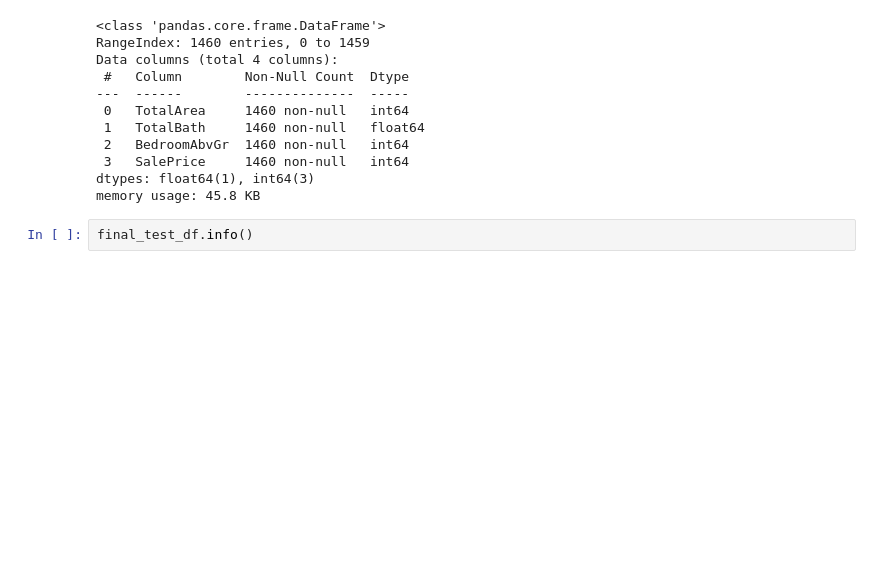
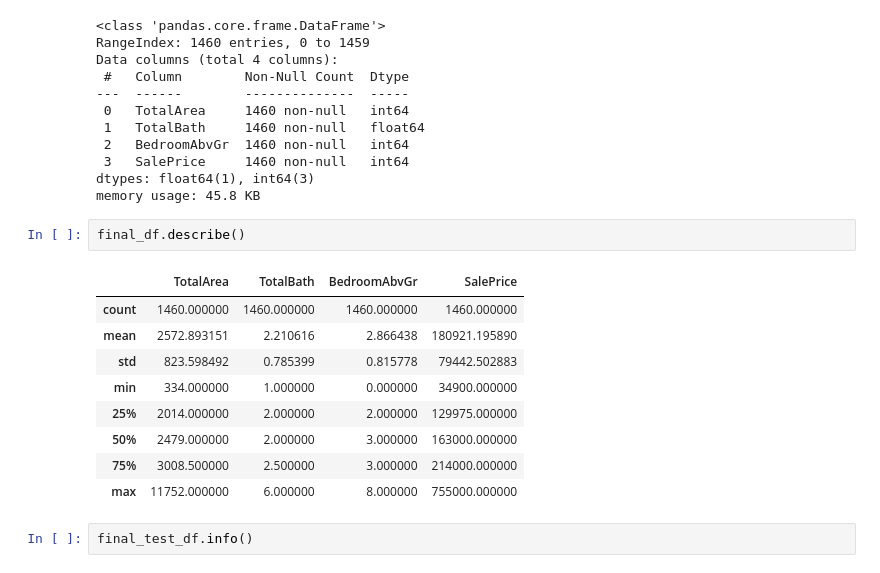
Before and after one commit to krishpansara/PRODIGY_ML_01, a Jupyter notebook: house-prices-linearregression.ipynb, the cells around one changed output. Drawn from its saved outputs; the diff is of its cells as text; blank space fills up the shorter version.

```diff
--- a/house-prices-linearregression.ipynb
+++ b/house-prices-linearregression.ipynb
@@ -119,6 +122,18 @@ Data columns (total 4 columns):
  3   SalePrice     1460 non-null   int64
 dtypes: float64(1), int64(3)
 memory usage: 45.8 KB
+# %%
+final_df.describe()
+# %% [output]
+|  | TotalArea | TotalBath | BedroomAbvGr | SalePrice |
+| count | 1460.000000 | 1460.000000 | 1460.000000 | 1460.000000 |
+| mean | 2572.893151 | 2.210616 | 2.866438 | 180921.195890 |
+| std | 823.598492 | 0.785399 | 0.815778 | 79442.502883 |
+| min | 334.000000 | 1.000000 | 0.000000 | 34900.000000 |
+| 25% | 2014.000000 | 2.000000 | 2.000000 | 129975.000000 |
+| 50% | 2479.000000 | 2.000000 | 3.000000 | 163000.000000 |
+| 75% | 3008.500000 | 2.500000 | 3.000000 | 214000.000000 |
+| max | 11752.000000 | 6.000000 | 8.000000 | 755000.000000 |
 # %%
 final_test_df.info()
 # %% [output]
```
Also changed, not shown: parts of 13 cells of this notebook.
